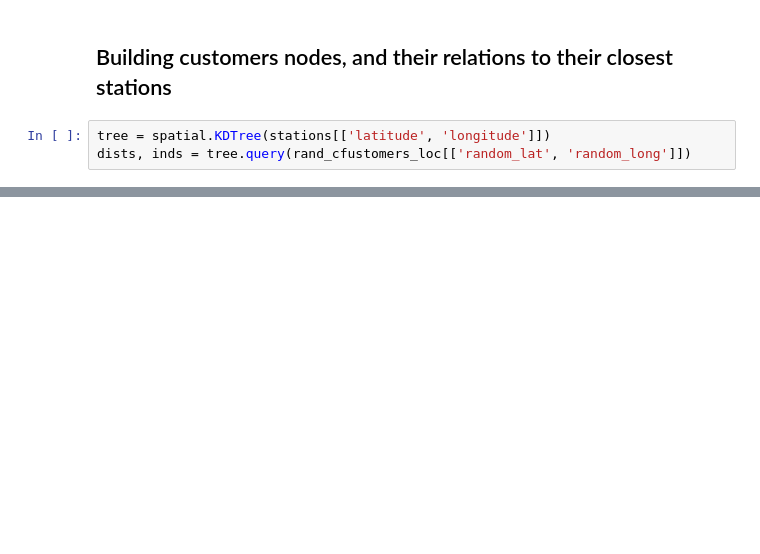
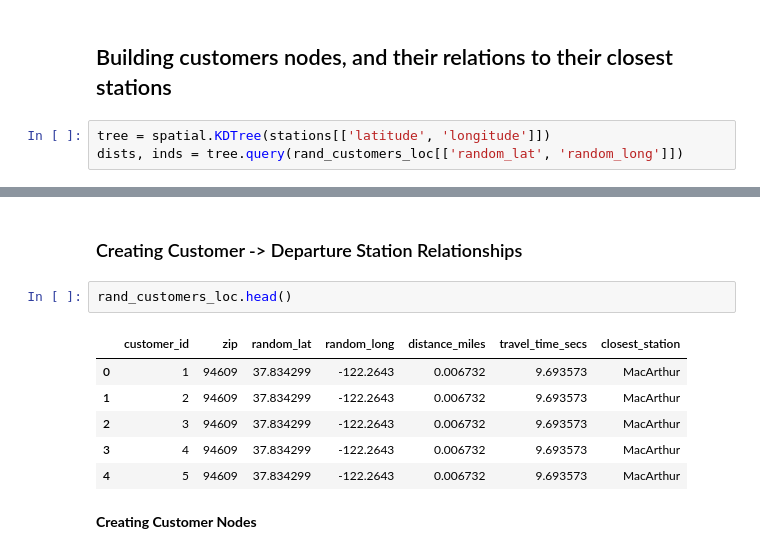
Before and after one commit to mids-w205/project-3-vinhqbui, a Jupyter notebook: code/A*.ipynb, the cells around one changed output, grey strips where cells are left out. Drawn from its saved outputs; the diff is of its cells as text; blank space fills up the shorter version.

```diff
--- a/code/A*.ipynb
+++ b/code/A*.ipynb
@@ -270,6 +403,6 @@ stations
 ## Building customers nodes, and their relations to their closest stations
 # %%
 tree = spatial.KDTree(stations[['latitude', 'longitude']])
-dists, inds = tree.query(rand_cfustomers_loc[['random_lat', 'random_long']])
+dists, inds = tree.query(rand_customers_loc[['random_lat', 'random_long']])
 # %%
 rand_customers_loc['distance_miles'] = dists
@@ -318,0 +609,13 @@ Name: station, dtype: int64
+# %% [markdown]
+### Creating Customer -> Departure Station Relationships
+# %%
+rand_customers_loc.head()
+# %% [output]
+|  | customer_id | zip | random_lat | random_long | distance_miles | travel_time_secs | closest_station |
+| 0 | 1 | 94609 | 37.834299 | -122.2643 | 0.006732 | 9.693573 | MacArthur |
+| 1 | 2 | 94609 | 37.834299 | -122.2643 | 0.006732 | 9.693573 | MacArthur |
+| 2 | 3 | 94609 | 37.834299 | -122.2643 | 0.006732 | 9.693573 | MacArthur |
+| 3 | 4 | 94609 | 37.834299 | -122.2643 | 0.006732 | 9.693573 | MacArthur |
+| 4 | 5 | 94609 | 37.834299 | -122.2643 | 0.006732 | 9.693573 | MacArthur |
+# %% [markdown]
+**Creating Customer Nodes**
```
Also changed, not shown: parts of 32 cells of this notebook, 1 other file.
